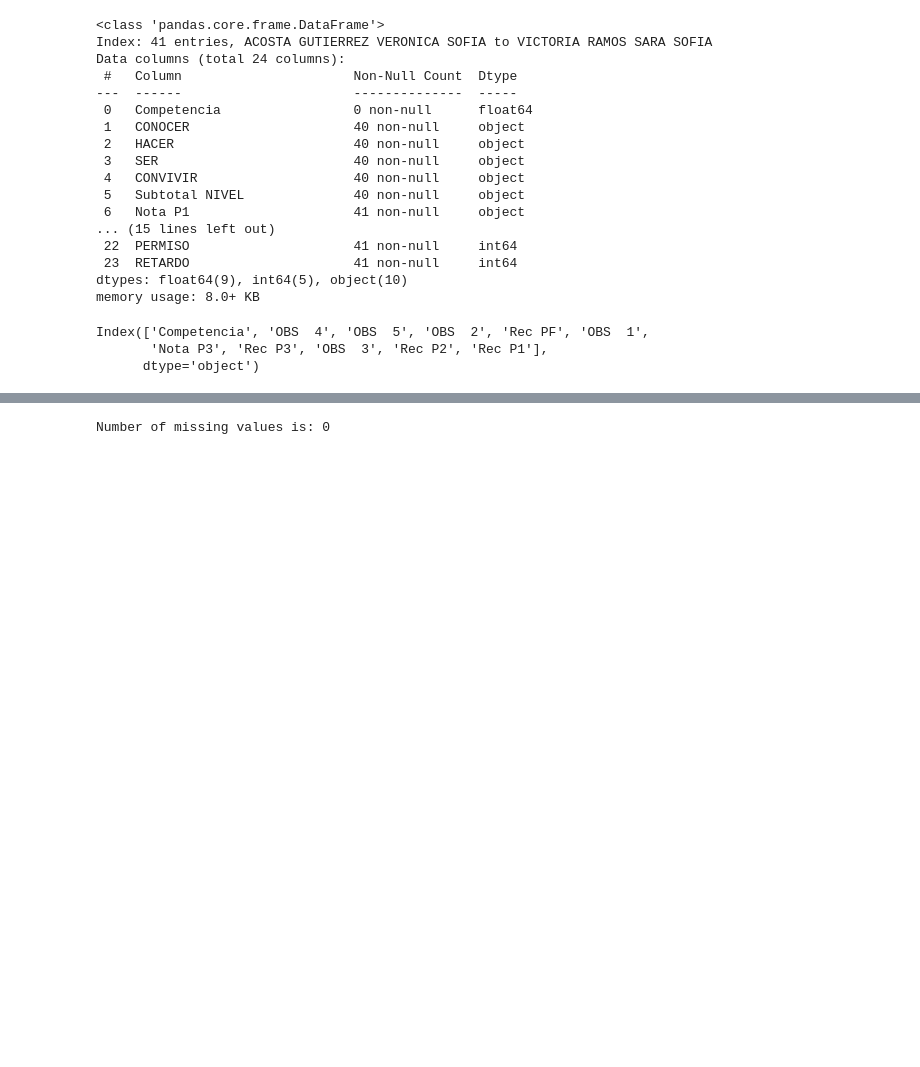
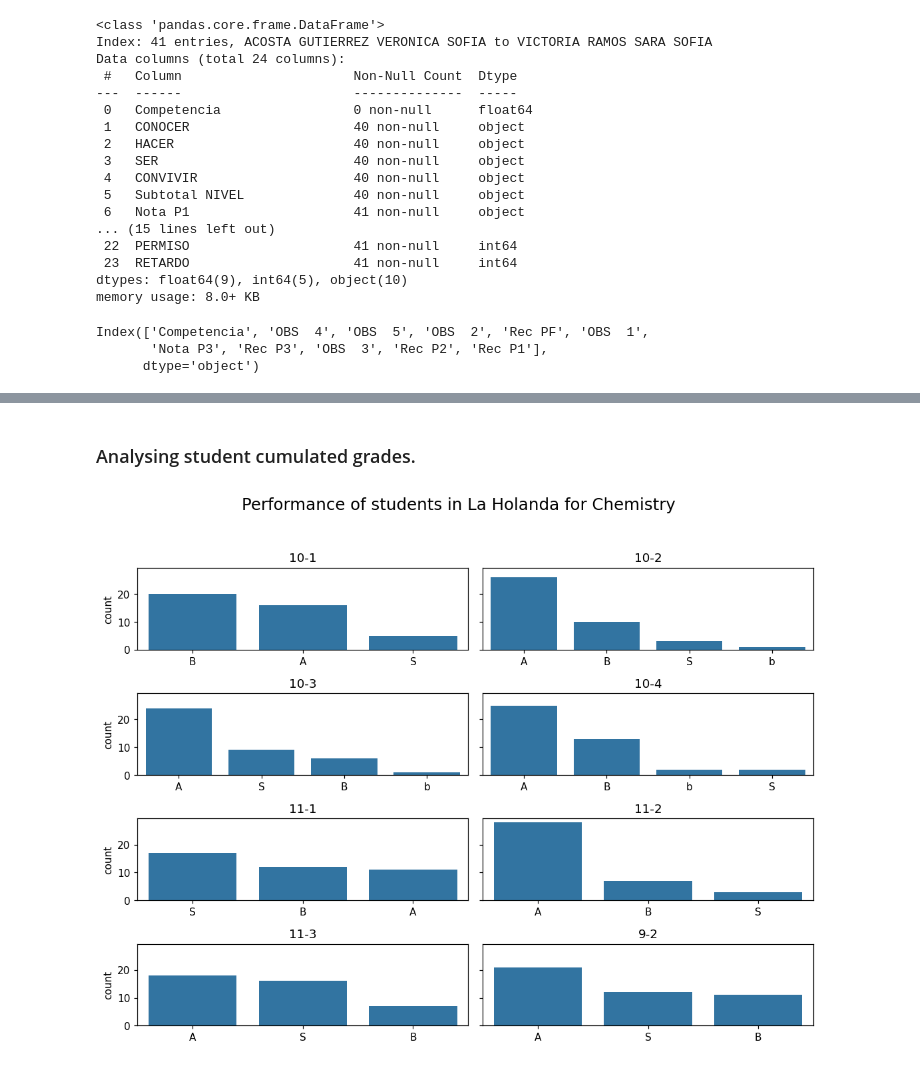
Before and after one commit to marlon-cooh/mlops, a Jupyter notebook: eda.ipynb, the cells around one changed output, grey strips where cells are left out. Drawn from its saved outputs; the diff is of its cells as text; code cells hidden in the pictures; blank space fills up the shorter version.

```diff
--- a/eda.ipynb
+++ b/eda.ipynb
@@ -187,4 +176,0 @@ modified_test_df = pd.DataFrame(
-# %%
-print(f"Number of missing values is: {modified_test_df.isna().sum().sum()}")
-# %% [output]
-Number of missing values is: 0
@@ -193,0 +217,33 @@ with open("new_file.csv", "w") as new:
+# %% [markdown]
+### Analysing student cumulated grades.
+# %%
+to_analyse = {
+    i: remove_unregistered_students(dfs[k])['Nota PF'].value_counts().sort_values(ascending=False)
+    for i, k in enumerate(dfs)
+    if i % 2 == 0
+}
+# %%
+fig, axes = plt.subplots(nrows=4, ncols=2, figsize=(10, 8), dpi=110, sharex=False, sharey=True)
+
+# Set a single title for the whole figure
+fig.suptitle("Performance of students in La Holanda for Chemistry", fontsize=16)
+
+# Plot the first 6 series from to_analyse into the 3x2 grid
+for ax, series in zip(axes.flatten(), to_analyse.values()):
+	sns.barplot(x=series.index, y=series.values, ax=ax)
+	ax.set_xlabel("")
+	ax.set_ylabel("count")
+
+axes.flatten()[0].set_title("10-1")
+axes.flatten()[1].set_title("10-2")
+axes.flatten()[2].set_title("10-3")
+axes.flatten()[3].set_title("10-4")
+axes.flatten()[4].set_title("11-1")
+axes.flatten()[5].set_title("11-2")
+axes.flatten()[6].set_title("11-3")
+axes.flatten()[7].set_title("9-2")
+
+plt.tight_layout(rect=[0, 0.03, 1, 0.95])
+plt.show()
+# %% [output]
+[figure, added]
```
Also changed, not shown: parts of 28 cells of this notebook.
